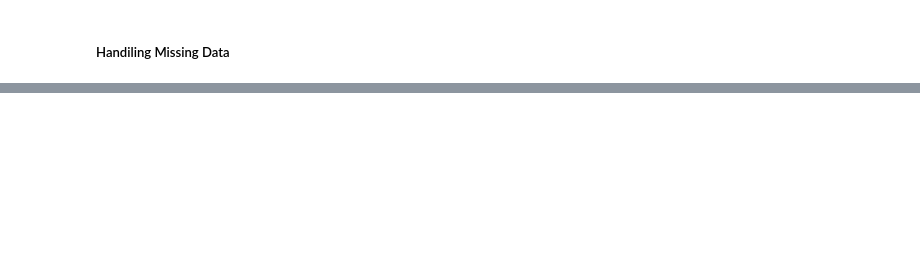
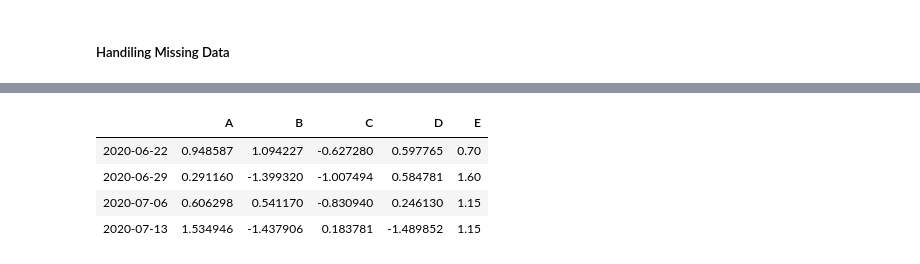
Before and after one commit to dsreenat/sperloon, a Jupyter notebook: Python Pandas.ipynb, the cells around one changed output, grey strips where cells are left out. Saved outputs shown, nothing was run; the diff lists cells and outputs as text; code cells hidden in the pictures; blank space fills up the shorter version.

```diff
--- a/Python Pandas.ipynb
+++ b/Python Pandas.ipynb
@@ -367,0 +434,10 @@ train.loc[pd.isna(train.Outlet_Size),['Outlet_Size']] = "Small"
+# %%
+#replacing the missing values of column E with the average/mean
+df_4.loc[pd.isnull(df_4['E']),['E']] = df_4['E'].mean()
+df_4
+# %% [output]
+|  | A | B | C | D | E |
+| 2020-06-22 | 0.948587 | 1.094227 | -0.627280 | 0.597765 | 0.70 |
+| 2020-06-29 | 0.291160 | -1.399320 | -1.007494 | 0.584781 | 1.60 |
+| 2020-07-06 | 0.606298 | 0.541170 | -0.830940 | 0.246130 | 1.15 |
+| 2020-07-13 | 1.534946 | -1.437906 | 0.183781 | -1.489852 | 1.15 |
```
Also changed, not shown: parts of 36 cells of this notebook.
